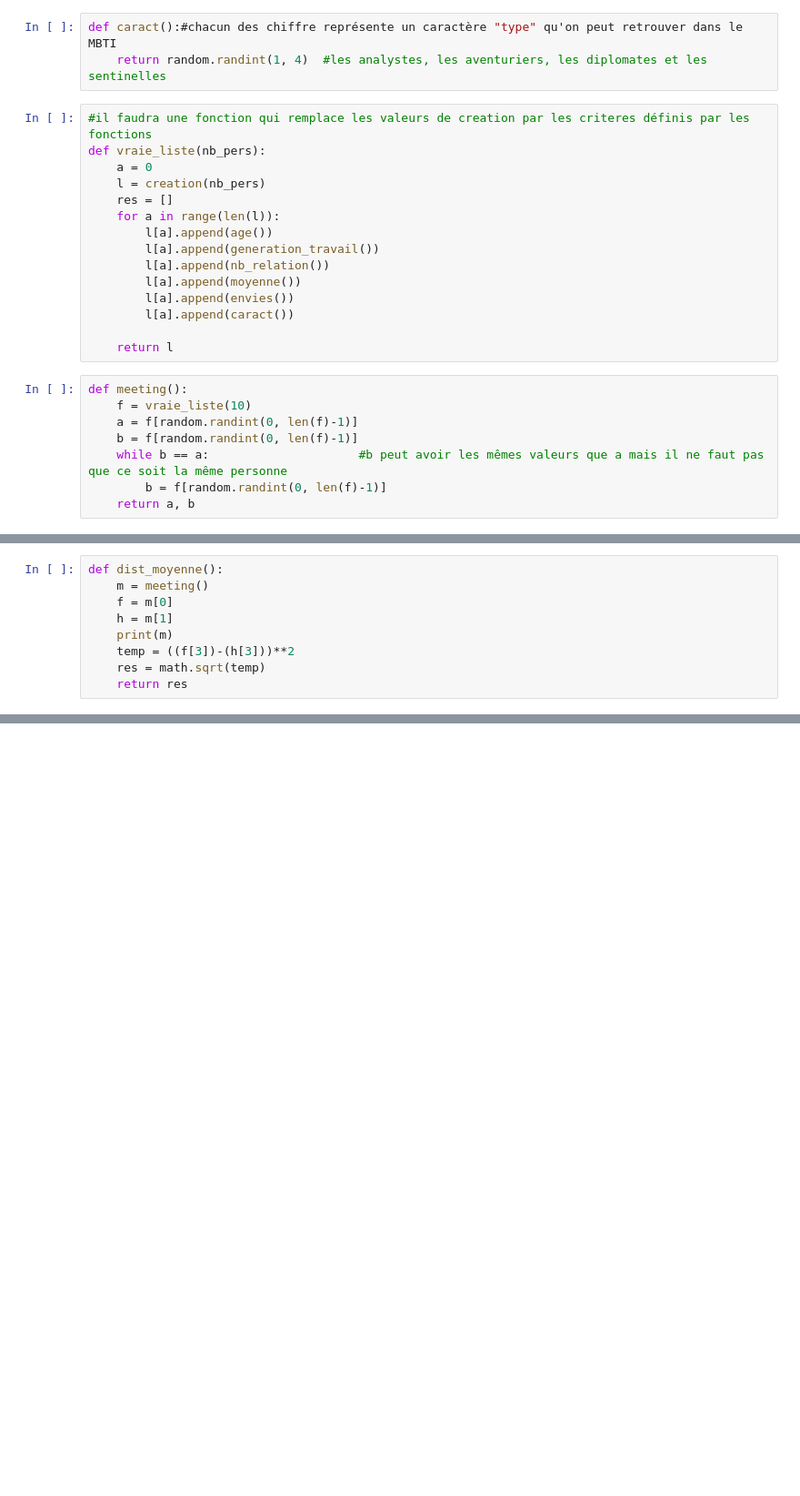
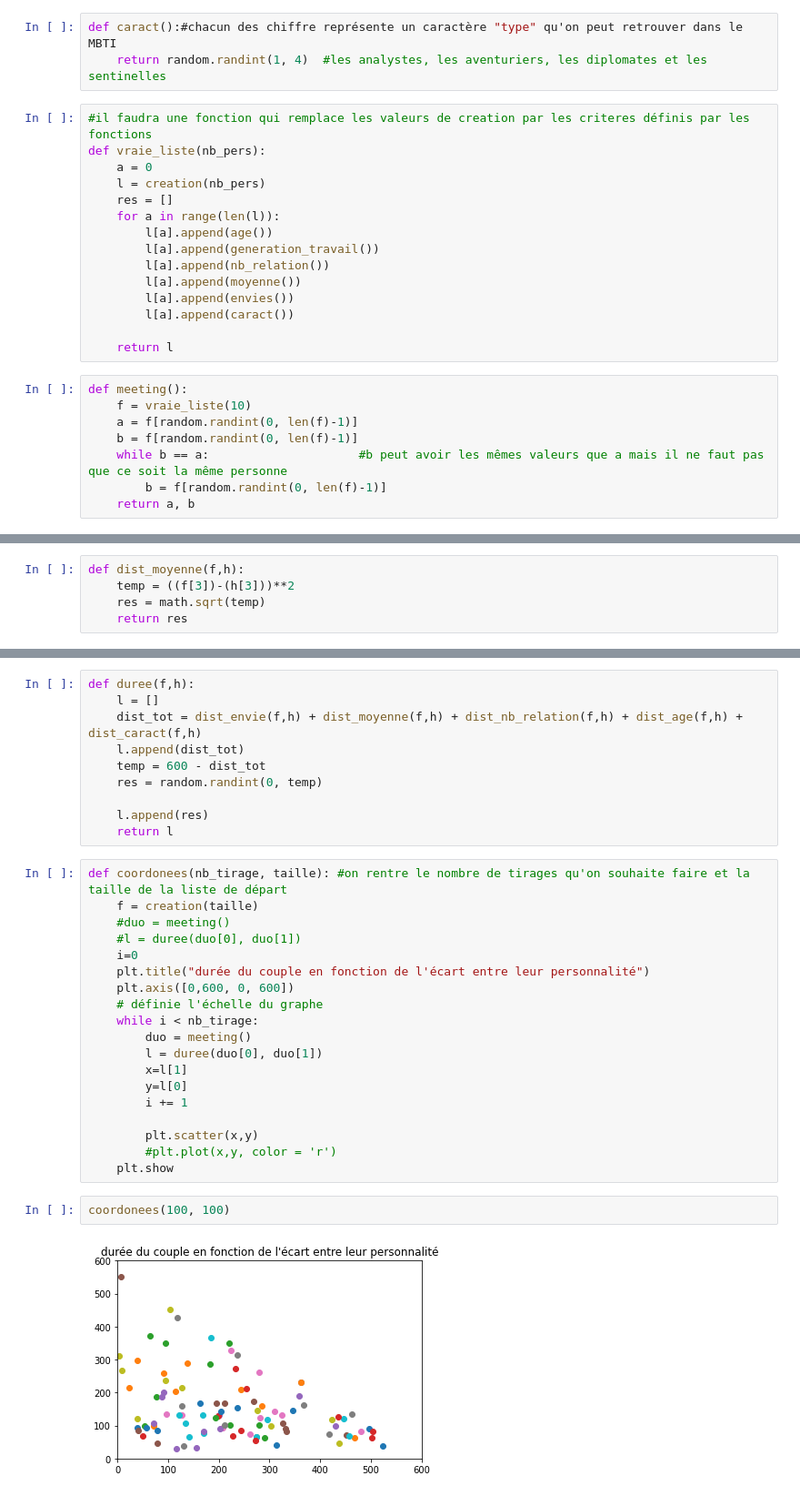
Before and after one commit to ARE-DYNAMIC-2021-2022-G1/homogamyNetwork.github.io, a Jupyter notebook: fct_distance.ipynb, the cells around one changed output, grey strips where cells are left out. Shown at 91% size. Saved outputs shown, nothing was run; the diff lists cells and outputs as text; blank space fills up the shorter version.

```diff
--- a/fct_distance.ipynb
+++ b/fct_distance.ipynb
@@ -139,9 +136,5 @@ dist_nb_relation()
 # %%
-def dist_moyenne():
-    m = meeting()
-    f = m[0]
-    h = m[1]
-    print(m)
+def dist_moyenne(f,h):
     temp = ((f[3])-(h[3]))**2
     res = math.sqrt(temp)
     return res
@@ -176,0 +256,33 @@ dist_envie()
+# %%
+def duree(f,h):
+    l = []
+    dist_tot = dist_envie(f,h) + dist_moyenne(f,h) + dist_nb_relation(f,h) + dist_age(f,h) + dist_caract(f,h)
+    l.append(dist_tot)
+    temp = 600 - dist_tot
+    res = random.randint(0, temp)
+
+    l.append(res)
+    return l
+# %%
+def coordonees(nb_tirage, taille): #on rentre le nombre de tirages qu'on souhaite faire et la taille de la liste de départ
+    f = creation(taille)
+    #duo = meeting()
+    #l = duree(duo[0], duo[1])
+    i=0
+    plt.title("durée du couple en fonction de l'écart entre leur personnalité")
+    plt.axis([0,600, 0, 600])
+    # définie l'échelle du graphe
+    while i < nb_tirage:
+        duo = meeting()
+        l = duree(duo[0], duo[1])
+        x=l[1]
+        y=l[0]
+        i += 1
+
+        plt.scatter(x,y)
+        #plt.plot(x,y, color = 'r')
+    plt.show
+# %%
+coordonees(100, 100)
+# %% [output]
+[figure, added]
```
Also changed, not shown: parts of 17 cells of this notebook.
